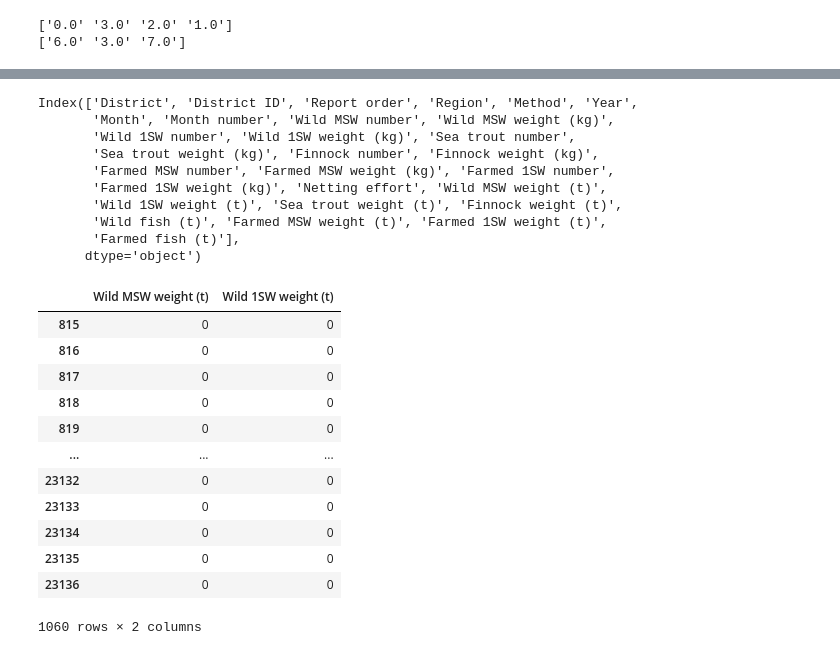
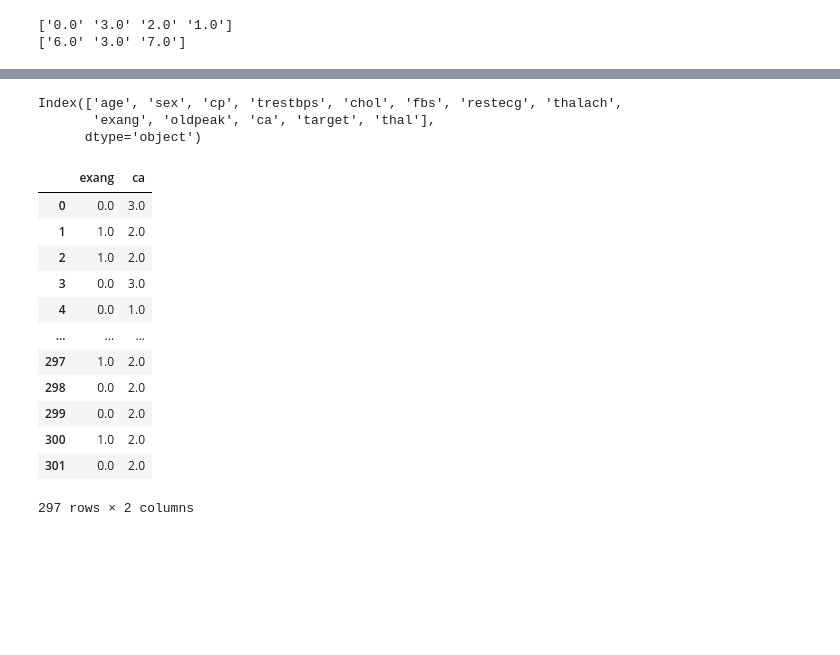
Before and after one commit to rendikar98/Tugas2_ML, a Jupyter notebook: SVCtugas2.ipynb, the cells around one changed output, grey strips where cells are left out. Saved outputs shown, nothing was run; the diff lists cells and outputs as text; code cells hidden in the pictures; blank space fills up the shorter version.

```diff
--- a/SVCtugas2.ipynb
+++ b/SVCtugas2.ipynb
@@ -82,4 +82,7 @@ print(df['thal'].unique())
 # %% [output]
 ['0.0' '3.0' '2.0' '1.0']
 ['6.0' '3.0' '7.0']
+# %%
+df['thal'].replace(['6.0', '3.0', '7.0'], [6, 3, 7], inplace=True)
+df['target'].replace(['0.0', '3.0', '2.0', '1.0'], [0, 3, 2, 1], inplace=True)
 # %%
@@ -123,35 +97,28 @@ plt.grid(True)
 # %%
 df.columns
 # %% [output]
-Index(['District', 'District ID', 'Report order', 'Region', 'Method', 'Year',
-       'Month', 'Month number', 'Wild MSW number', 'Wild MSW weight (kg)',
-       'Wild 1SW number', 'Wild 1SW weight (kg)', 'Sea trout number',
-       'Sea trout weight (kg)', 'Finnock number', 'Finnock weight (kg)',
-       'Farmed MSW number', 'Farmed MSW weight (kg)', 'Farmed 1SW number',
-       'Farmed 1SW weight (kg)', 'Netting effort', 'Wild MSW weight (t)',
-       'Wild 1SW weight (t)', 'Sea trout weight (t)', 'Finnock weight (t)',
-       'Wild fish (t)', 'Farmed MSW weight (t)', 'Farmed 1SW weight (t)',
-       'Farmed fish (t)'],
+Index(['age', 'sex', 'cp', 'trestbps', 'chol', 'fbs', 'restecg', 'thalach',
+       'exang', 'oldpeak', 'ca', 'target', 'thal'],
       dtype='object')
 # %%
-df['Wild 1SW weight (t)'] = df['Wild 1SW weight (t)'].astype('int64')
-df['Wild MSW weight (t)'] = df['Wild MSW weight (t)'].astype('int64')
+# df['Wild 1SW weight (t)'] = df['Wild 1SW weight (t)'].astype('int64')
+# df['Wild MSW weight (t)'] = df['Wild MSW weight (t)'].astype('int64')
 # df['Sea trout weight (t)'] = df['Sea trout weight (t)'].astype('int64')
 # df['Finnock weight (t)'] = df['Finnock weight (t)'].astype('int64')
-X = df[['Wild MSW weight (t)', 'Wild 1SW weight (t)']]
+X = df[['exang', 'ca']]
 X
 # %% [output]
-|  | Wild MSW weight (t) | Wild 1SW weight (t) |
-| 815 | 0 | 0 |
-| 816 | 0 | 0 |
-| 817 | 0 | 0 |
-| 818 | 0 | 0 |
-| 819 | 0 | 0 |
+|  | exang | ca |
+| 0 | 0.0 | 3.0 |
+| 1 | 1.0 | 2.0 |
+| 2 | 1.0 | 2.0 |
+| 3 | 0.0 | 3.0 |
+| 4 | 0.0 | 1.0 |
 | ... | ... | ... |
-| 23132 | 0 | 0 |
-| 23133 | 0 | 0 |
-| 23134 | 0 | 0 |
-| 23135 | 0 | 0 |
-| 23136 | 0 | 0 |
+| 297 | 1.0 | 2.0 |
+| 298 | 0.0 | 2.0 |
+| 299 | 0.0 | 2.0 |
+| 300 | 1.0 | 2.0 |
+| 301 | 0.0 | 2.0 |
-1060 rows × 2 columns
+297 rows × 2 columns
 # %%
```
Also changed, not shown: parts of 15 cells of this notebook.
